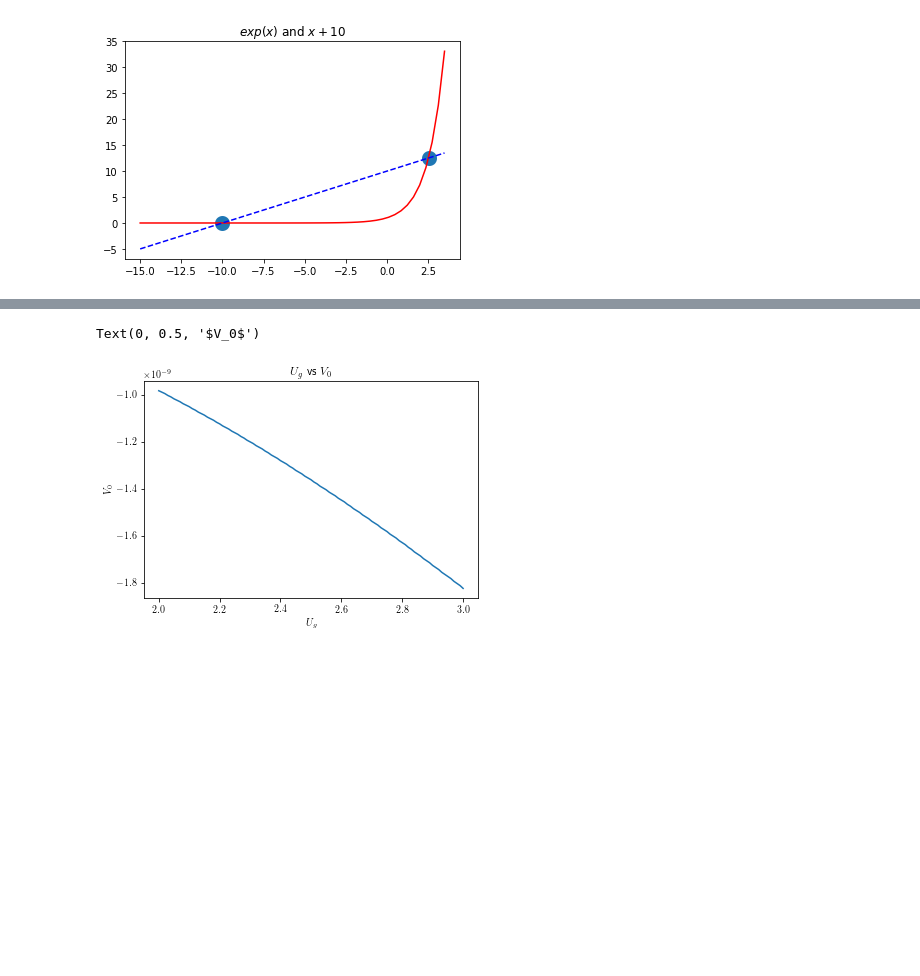
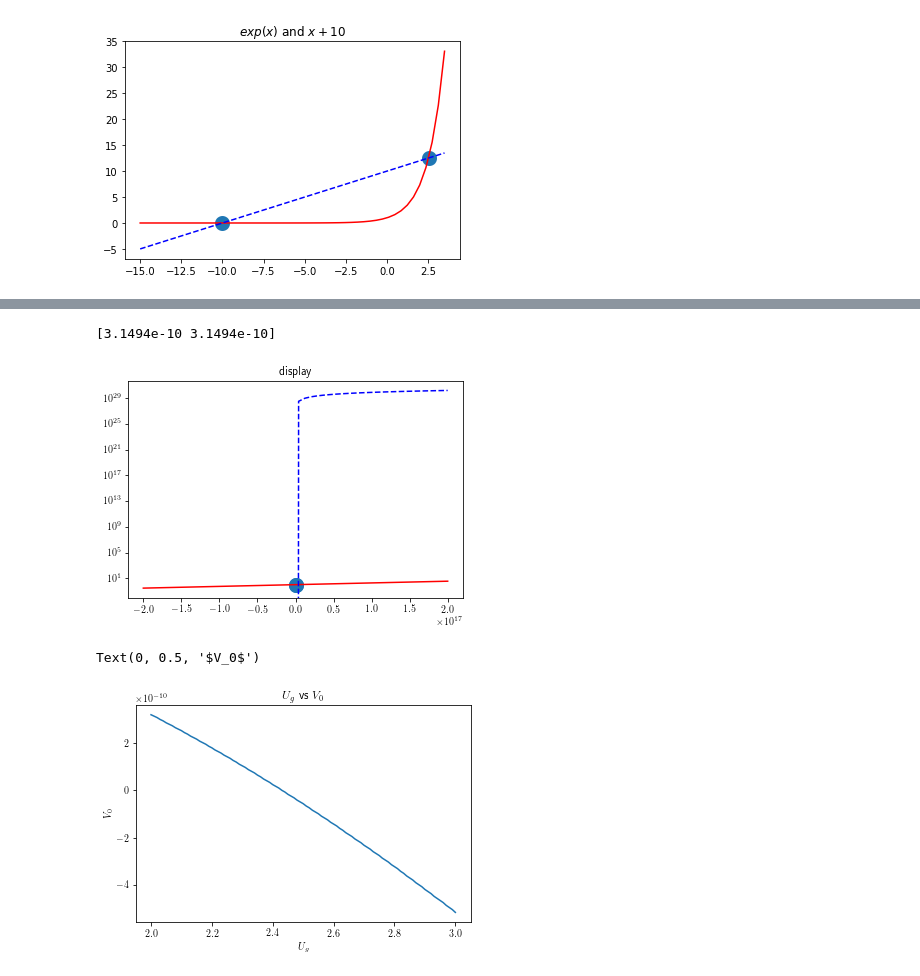
Before and after one commit to YashengFu/nEXO_plots, a Jupyter notebook: zzq_calculation.ipynb, the cells around one changed output, grey strips where cells are left out. Saved outputs shown, nothing was run; the diff lists cells and outputs as text; code cells hidden in the pictures; blank space fills up the shorter version.

Commit message:
estimate the integral on the right side of the equation in the interval 0-2

```diff
--- a/zzq_calculation.ipynb
+++ b/zzq_calculation.ipynb
@@ -36,55 +41,58 @@ plt.rc('text', usetex=True)
 
 Ug=np.arange(2,3.01,0.01)
 strsigma = '4.94E-10	4.97E-10	5.00E-10	5.04E-10	5.07E-10	5.11E-10	5.14E-10	5.17E-10	5.21E-10	5.24E-10	5.27E-10	5.31E-10	5.34E-10	5.38E-10	5.41E-10	5.44E-10	5.48E-10	5.51E-10	5.54E-10	5.58E-10	5.61E-10	5.65E-10	5.68E-10	5.71E-10	5.75E-10	5.78E-10	5.81E-10	5.85E-10	5.88E-10	5.92E-10	5.95E-10	5.98E-10	6.02E-10	6.05E-10	6.08E-10	6.12E-10	6.15E-10	6.19E-10	6.22E-10	6.25E-10	6.29E-10	6.32E-10	6.35E-10	6.39E-10	6.42E-10	6.46E-10	6.49E-10	6.52E-10	6.56E-10	6.59E-10	6.62E-10	6.66E-10	6.69E-10	6.73E-10	6.76E-10	6.79E-10	6.83E-10	6.86E-10	6.89E-10	6.93E-10	6.96E-10	6.99E-10	7.03E-10	7.06E-10	7.10E-10	7.13E-10	7.16E-10	7.20E-10	7.23E-10	7.26E-10	7.30E-10	7.33E-10	7.36E-10	7.40E-10	7.43E-10	7.46E-10	7.50E-10	7.53E-10	7.56E-10	7.60E-10	7.63E-10	7.66E-10	7.70E-10	7.73E-10	7.77E-10	7.80E-10	7.83E-10	7.87E-10	7.90E-10	7.93E-10	7.97E-10	8.00E-10	8.03E-10	8.07E-10	8.10E-10	8.13E-10	8.16E-10 8.20E-10	8.23E-10	8.26E-10	8.30E-10'
+
 sigma = np.array(strsigma.split(),dtype=np.float64)
+
 ##just for test
 #print(sigma[0]-(sigma[-1]-sigma[0])*2)
 #print((sigma[-1]-sigma[0])/101.)
 
-# Calculation
+# Calculation process
+display=0
 integral = 0
 Sum = []
 result = []
-#C1 = e/kT
-C1 = 6.20155E-18
-#C2 = e*Epsilon*d/kT
-C2 = 8.1877E+12
+C1 = 6.20155E-18#C1 = e/kT
+C2 = 8.1877E+12#C2 = e*Epsilon*d/kT
+estimate_value = (1.78+4.94)*10**-10*(3-(2-(3.16/3.36)))#Estimate the integral on the right side of the equation in the interval 0-2
 
 for i in np.arange(len(sigma)):
     integral = integral+sigma[i]*0.01
     Sum.append(integral)
 
     #define function in you paper
     def f1(x):
-        return np.exp(C1*x)-C2*x-1-C2*(Ug[i]*sigma[i]-Sum[i])
+        return np.exp(C1*x)-C2*x-1-C2*(Ug[i]*sigma[i]-Sum[i]-estimate_value)
 
+    #Solve the equation
     sol1_root = root(f1,[-10,2.5])
     sol1_fsolve = fsolve(f1,[-10,2.5])
-    print(sol1_fsolve[0])
+    #print(sol1_fsolve[0])
     result.append(sol1_fsolve[0])
 
     #display the function
-    rangex1 = np.linspace(-10**19,0.025*10**19)
-    rangey1_1,rangey1_2 = np.exp(C1*rangex1),C2*rangex1-1-C2*(Ug[i]*sigma[i]-Sum[i])
+    rangex1 = np.linspace(-0.2*10**18,0.2*10**18)
+    rangey1_1,rangey1_2 = np.exp(C1*rangex1),C2*rangex1+1+C2*(Ug[i]*sigma[i]-Sum[i]-estimate_value)
 
-    #plt.figure(1)
-    #plt.plot(rangex1,rangey1_1,'r',rangex1,rangey1_2,'b--')
-    #plt.title('display')
-    #plt.scatter(sol1_fsolve,np.exp(C1*sol1_fsolve),linewidths=9)
-    #plt.yscale("log")
-    #print(sol1_fsolve)
-    #plt.show()
 
+    #Opening these plot codes can help you view the fit
+    if display == 1:
+        plt.figure(1)
+        plt.plot(rangex1,rangey1_1,'r',rangex1,rangey1_2,'b--')
+        plt.title('display')
+        plt.scatter(sol1_fsolve,np.exp(C1*sol1_fsolve),linewidths=9)
+        plt.yscale("log")
+        print(sol1_fsolve)
+        plt.show()
+    display+=1
 
 plt.plot(Ug,result)
 plt.title('$U_g$ vs $V_0$')
 plt.xlabel('$U_g$')
 plt.ylabel('$V_0$')
-
-# plt.plot(Ug,sigma)
-# plt.title('$U_g$ vs $\sigma$')
-# plt.xlabel('Ug')
-# plt.ylabel('sigma')
 # %% [output]
-Text(0, 0.5, '$V_0$')
+[3.1494e-10 3.1494e-10]
-[figure, old version]
+[figure, new version]
+Text(0, 0.5, '$V_0$')
+[figure, added]
```
Also changed, not shown: parts of 4 cells of this notebook, 1 other file.
